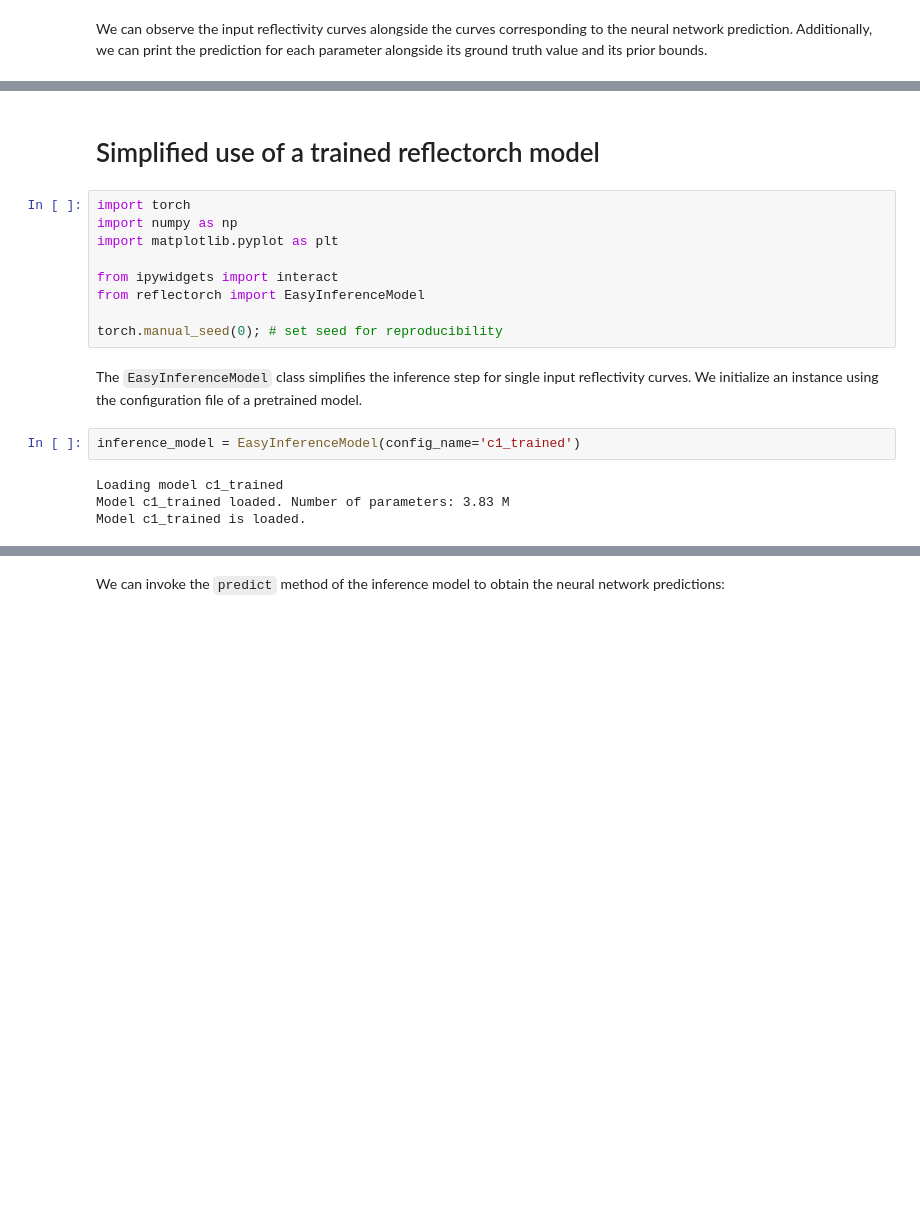
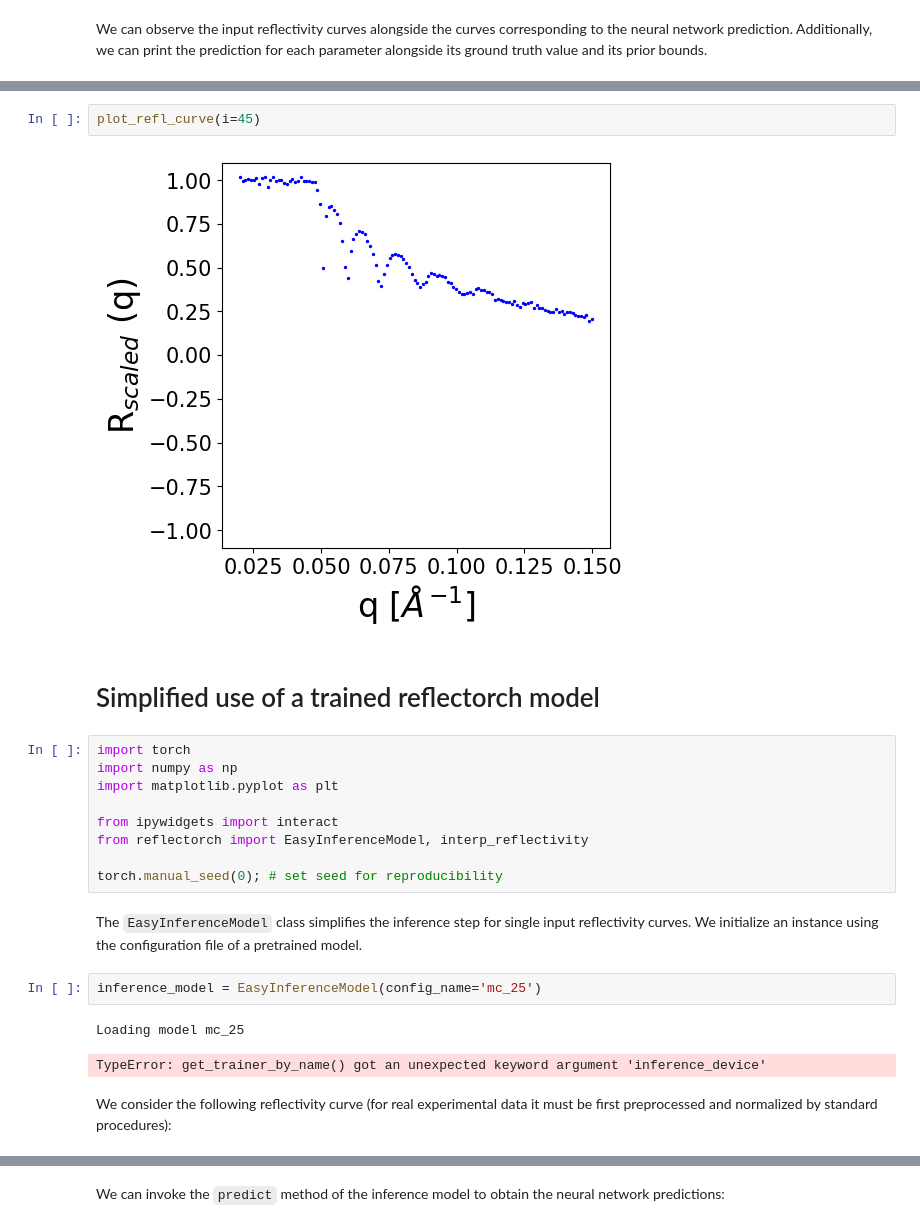
Before and after one commit to m-levytskyi/reflectorch-nflows, a Jupyter notebook: docs/using_reflectorch.ipynb, the cells around one changed output, grey strips where cells are left out. Drawn from its saved outputs; the diff is of its cells as text; blank space fills up the shorter version.

```diff
--- a/docs/using_reflectorch.ipynb
+++ b/docs/using_reflectorch.ipynb
@@ -303,3 +141,7 @@ interactive(children=(IntSlider(value=13, description='i', max=63), Output()), _
+# %%
+plot_refl_curve(i=45)
+# %% [output]
+[figure, added]
 # %% [markdown]
 # Simplified use of a trained reflectorch model
 # %%
@@ -308,14 +150,15 @@ import numpy as np
 import matplotlib.pyplot as plt
 
 from ipywidgets import interact
-from reflectorch import EasyInferenceModel
+from reflectorch import EasyInferenceModel, interp_reflectivity
 
 torch.manual_seed(0); # set seed for reproducibility
 # %% [markdown]
 The `EasyInferenceModel` class simplifies the inference step for single input reflectivity curves. We initialize an instance using the configuration file of a pretrained model.
 # %%
-inference_model = EasyInferenceModel(config_name='c1_trained')
+inference_model = EasyInferenceModel(config_name='mc_25')
 # %% [output]
-Loading model c1_trained
-Model c1_trained loaded. Number of parameters: 3.83 M
-Model c1_trained is loaded.
+Loading model mc_25
+TypeError: get_trainer_by_name() got an unexpected keyword argument 'inference_device'
+# %% [markdown]
+We consider the following reflectivity curve (for real experimental data it must be first preprocessed and normalized by standard procedures):
```
Also changed, not shown: parts of 22 cells of this notebook, 3 other files.
